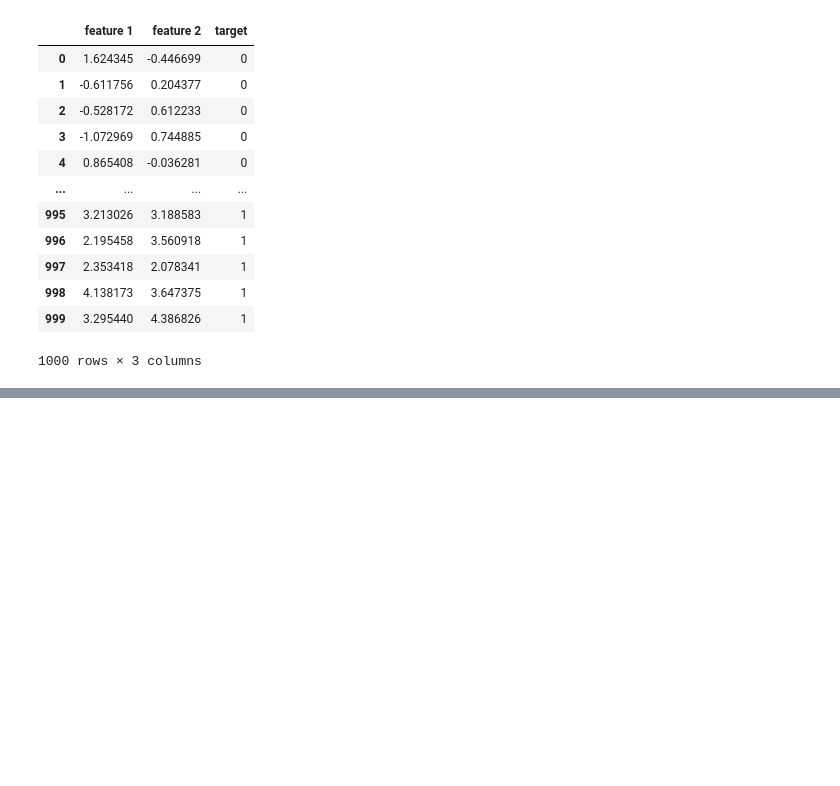
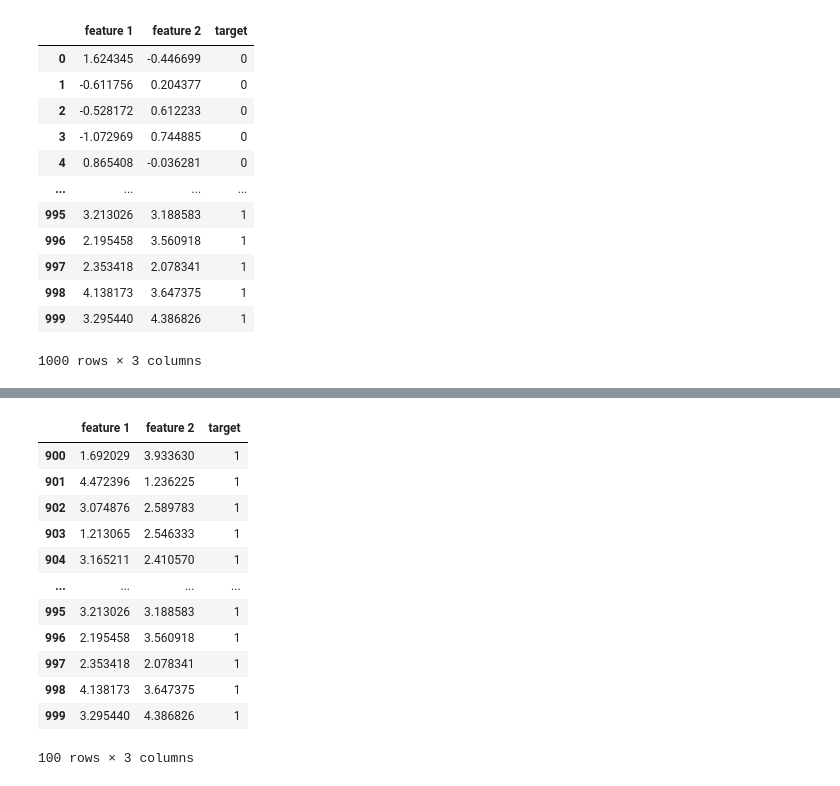
Before and after one commit to arybadj/machine-learning, a Jupyter notebook: sampling/app.ipynb, the cells around one changed output, grey strips where cells are left out. Drawn from its saved outputs; the diff is of its cells as text; code cells hidden in the pictures; blank space fills up the shorter version.

```diff
--- a/sampling/app.ipynb
+++ b/sampling/app.ipynb
@@ -100,0 +103,3 @@ df
+# %%
+df_minority=df[df.target==1]
+df_majority=df[df.target==0]
@@ -100,0 +122,16 @@ df
+# %%
+df_minority
+# %% [output]
+|  | feature 1 | feature 2 | target |
+| 900 | 1.692029 | 3.933630 | 1 |
+| 901 | 4.472396 | 1.236225 | 1 |
+| 902 | 3.074876 | 2.589783 | 1 |
+| 903 | 1.213065 | 2.546333 | 1 |
+| 904 | 3.165211 | 2.410570 | 1 |
+| ... | ... | ... | ... |
+| 995 | 3.213026 | 3.188583 | 1 |
+| 996 | 2.195458 | 3.560918 | 1 |
+| 997 | 2.353418 | 2.078341 | 1 |
+| 998 | 4.138173 | 3.647375 | 1 |
+| 999 | 3.295440 | 4.386826 | 1 |
+100 rows × 3 columns
```
Also changed, not shown: parts of 16 cells of this notebook.
